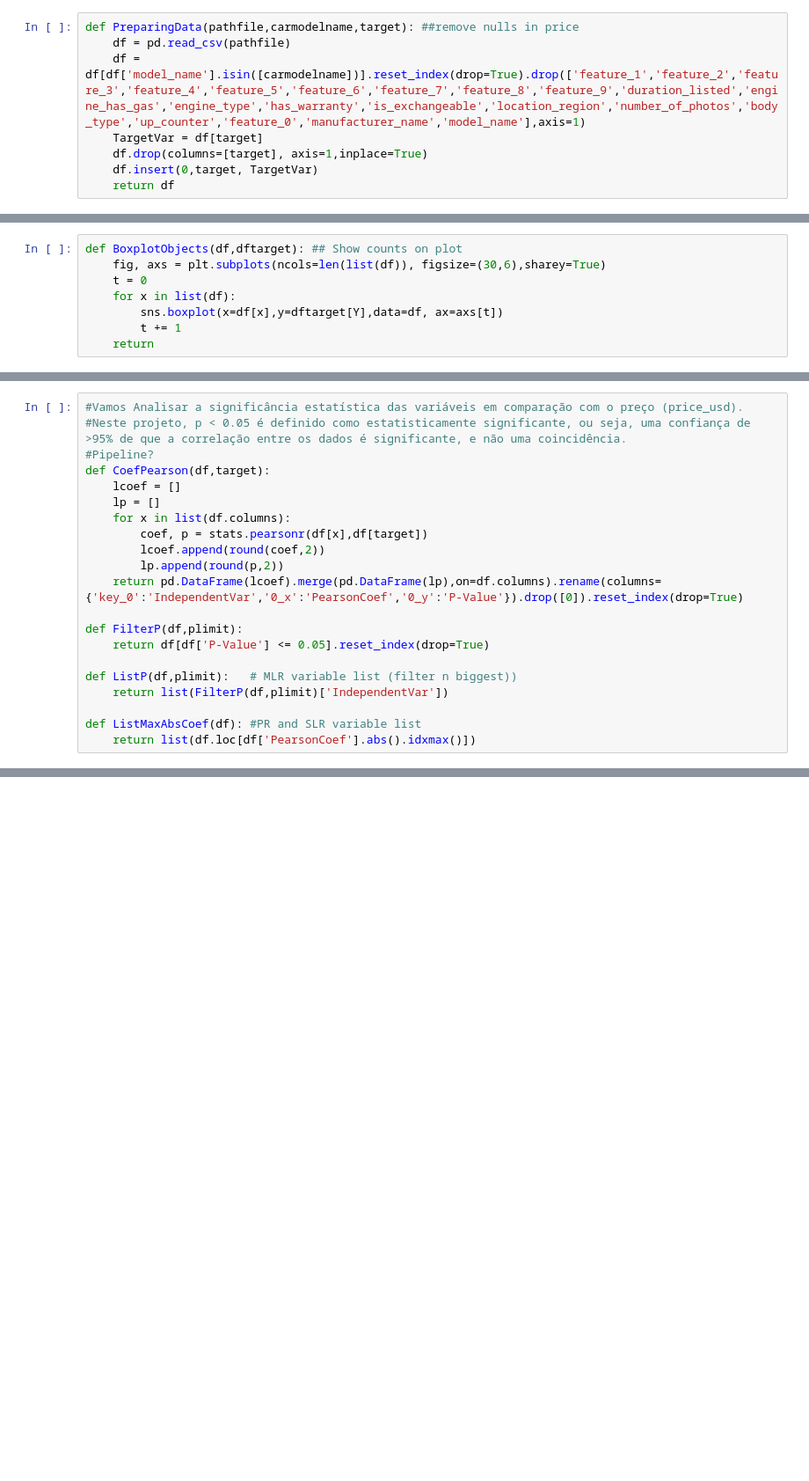
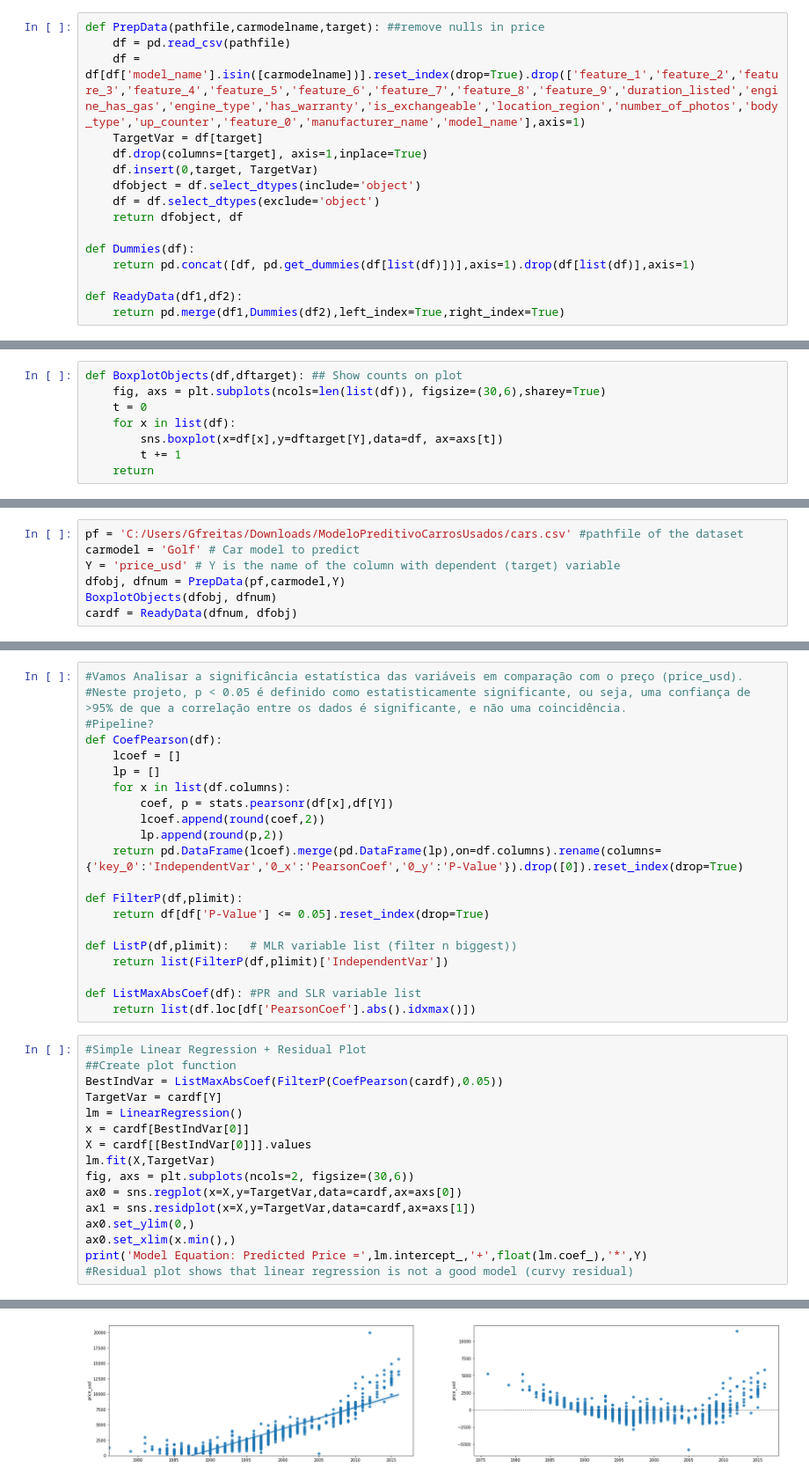
Before and after one commit to grtfreitas/PredictiveModelingRegression, a Jupyter notebook: PredictiveModelingRegression.ipynb, the cells around one changed output, grey strips where cells are left out. Shown at 88% size. Saved outputs shown, nothing was run; the diff lists cells and outputs as text; blank space fills up the shorter version.

Commit message:
corrected predictions, clear preparation of data, automated independent variable for MLR

```diff
--- a/PredictiveModelingRegression.ipynb
+++ b/PredictiveModelingRegression.ipynb
@@ -8,10 +8,18 @@ from scipy import stats
 from sklearn.linear_model import LinearRegression
 from sklearn.metrics import mean_squared_error, r2_score
 # %%
-def PreparingData(pathfile,carmodelname,target): ##remove nulls in price
+def PrepData(pathfile,carmodelname,target): ##remove nulls in price
     df = pd.read_csv(pathfile)
     df = df[df['model_name'].isin([carmodelname])].reset_index(drop=True).drop(['feature_1','feature_2','feature_3','feature_4','feature_5','feature_6','feature_7','feature_8','feature_9','duration_listed','engine_has_gas','engine_type','has_warranty','is_exchangeable','location_region','number_of_photos','body_type','up_counter','feature_0','manufacturer_name','model_name'],axis=1)
     TargetVar = df[target]
     df.drop(columns=[target], axis=1,inplace=True)
     df.insert(0,target, TargetVar)
-    return df
+    dfobject = df.select_dtypes(include='object')
+    df = df.select_dtypes(exclude='object')
+    return dfobject, df
+
+def Dummies(df):
+    return pd.concat([df, pd.get_dummies(df[list(df)])],axis=1).drop(df[list(df)],axis=1)
+
+def ReadyData(df1,df2):
+    return pd.merge(df1,Dummies(df2),left_index=True,right_index=True)
@@ -46,0 +34,7 @@ cardf = pd.merge(data,Dummies(asa),left_index=True,right_index=True)
+# %%
+pf = 'C:/Users/Gfreitas/Downloads/ModeloPreditivoCarrosUsados/cars.csv' #pathfile of the dataset
+carmodel = 'Golf' # Car model to predict
+Y = 'price_usd' # Y is the name of the column with dependent (target) variable
+dfobj, dfnum = PrepData(pf,carmodel,Y)
+BoxplotObjects(dfobj, dfnum)
+cardf = ReadyData(dfnum, dfobj)
@@ -48,11 +44,11 @@ cardf = pd.merge(data,Dummies(asa),left_index=True,right_index=True)
 #Vamos Analisar a significância estatística das variáveis em comparação com o preço (price_usd).
 #Neste projeto, p < 0.05 é definido como estatisticamente significante, ou seja, uma confiança de >95% de que a correlação entre os dados é significante, e não uma coincidência.
 #Pipeline?
-def CoefPearson(df,target):
+def CoefPearson(df):
     lcoef = []
     lp = []
     for x in list(df.columns):
-        coef, p = stats.pearsonr(df[x],df[target])
+        coef, p = stats.pearsonr(df[x],df[Y])
         lcoef.append(round(coef,2))
         lp.append(round(p,2))
     return pd.DataFrame(lcoef).merge(pd.DataFrame(lp),on=df.columns).rename(columns={'key_0':'IndependentVar','0_x':'PearsonCoef','0_y':'P-Value'}).drop([0]).reset_index(drop=True)
@@ -65,3 +61,20 @@ def ListP(df,plimit):   # MLR variable list (filter n biggest))
 
 def ListMaxAbsCoef(df): #PR and SLR variable list
     return list(df.loc[df['PearsonCoef'].abs().idxmax()])
+# %%
+#Simple Linear Regression + Residual Plot
+##Create plot function
+BestIndVar = ListMaxAbsCoef(FilterP(CoefPearson(cardf),0.05))
+TargetVar = cardf[Y]
+lm = LinearRegression()
+x = cardf[BestIndVar[0]]
+X = cardf[[BestIndVar[0]]].values
+lm.fit(X,TargetVar)
+fig, axs = plt.subplots(ncols=2, figsize=(30,6))
+ax0 = sns.regplot(x=X,y=TargetVar,data=cardf,ax=axs[0])
+ax1 = sns.residplot(x=X,y=TargetVar,data=cardf,ax=axs[1])
+ax0.set_ylim(0,)
+ax0.set_xlim(x.min(),)
+print('Model Equation: Predicted Price =',lm.intercept_,'+',float(lm.coef_),'*',Y)
+#Residual plot shows that linear regression is not a good model (curvy residual)
+# %% [output]
@@ -67,0 +82 @@ def ListMaxAbsCoef(df): #PR and SLR variable list
+[figure, added]
```
Also changed, not shown: parts of 21 cells of this notebook.
